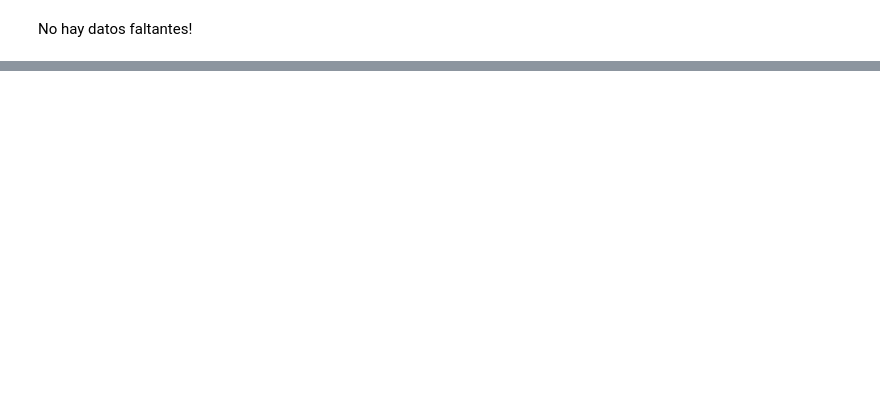
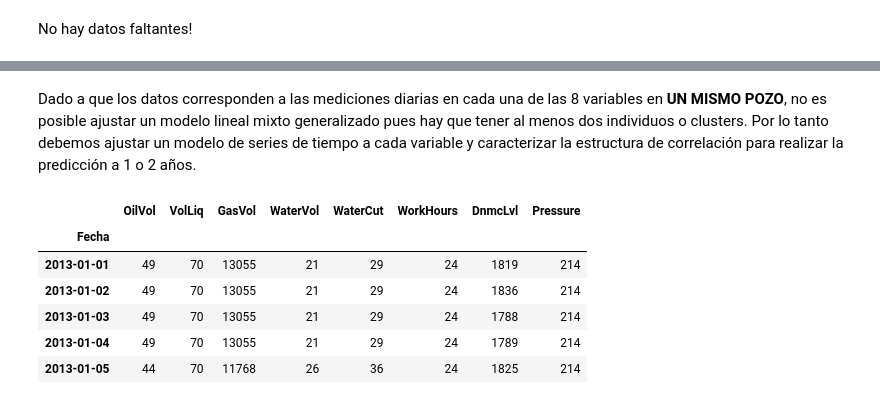
Before and after one commit to NicolasQuenguan/TalentoTech-AVD, a Jupyter notebook: Proyecto/Proy_Pozo.ipynb, the cells around one changed output, grey strips where cells are left out. Cells and saved outputs as stored; diff of their text form; code cells hidden in the pictures; blank space fills up the shorter version.

```diff
--- a/Proyecto/Proy_Pozo.ipynb
+++ b/Proyecto/Proy_Pozo.ipynb
@@ -118,3 +84,15 @@ datos.describe()
 | 50% | 15.000000 | 58.000000 | 3909.000000 | 43.000000 | 73.000000 | 24.000000 | 1890.000000 | 157.000000 |
 | 75% | 22.000000 | 74.000000 | 5843.500000 | 50.000000 | 76.000000 | 24.000000 | 2008.000000 | 185.500000 |
 | max | 49.000000 | 113.000000 | 13113.000000 | 99.000000 | 100.000000 | 24.000000 | 2137.000000 | 214.000000 |
+# %% [markdown]
+Dado a que los datos corresponden a las mediciones diarias en cada una de las 8 variables en **UN MISMO POZO**, no es posible ajustar un modelo lineal mixto generalizado pues hay que tener al menos dos individuos o clusters. Por lo tanto debemos ajustar un modelo de series de tiempo a cada variable y caracterizar la estructura de correlación para realizar la predicción a 1 o 2 años.
+# %%
+datos.head()
+# %% [output]
+|  | OilVol | VolLiq | GasVol | WaterVol | WaterCut | WorkHours | DnmcLvl | Pressure |
+| Fecha |  |  |  |  |  |  |  |  |
+| 2013-01-01 | 49 | 70 | 13055 | 21 | 29 | 24 | 1819 | 214 |
+| 2013-01-02 | 49 | 70 | 13055 | 21 | 29 | 24 | 1836 | 214 |
+| 2013-01-03 | 49 | 70 | 13055 | 21 | 29 | 24 | 1788 | 214 |
+| 2013-01-04 | 49 | 70 | 13055 | 21 | 29 | 24 | 1789 | 214 |
+| 2013-01-05 | 44 | 70 | 11768 | 26 | 36 | 24 | 1825 | 214 |
```
Also changed, not shown: parts of 24 cells of this notebook.
